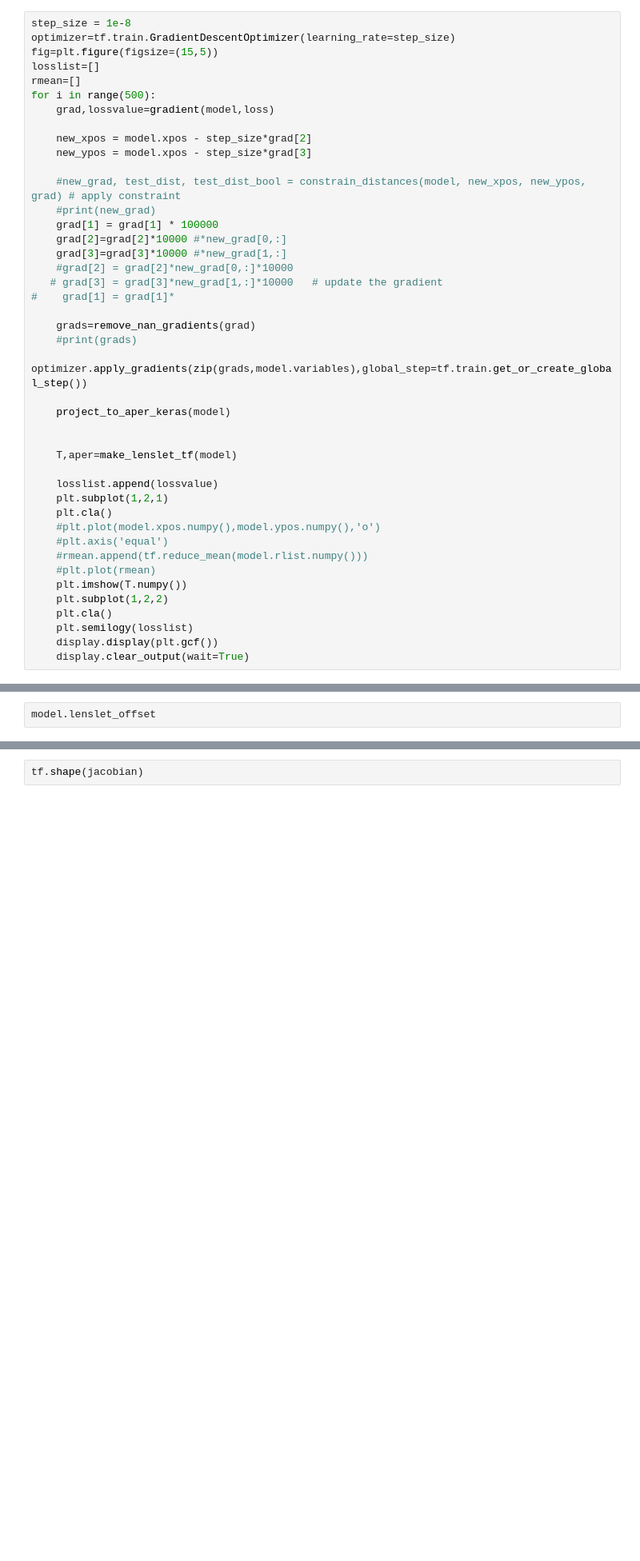
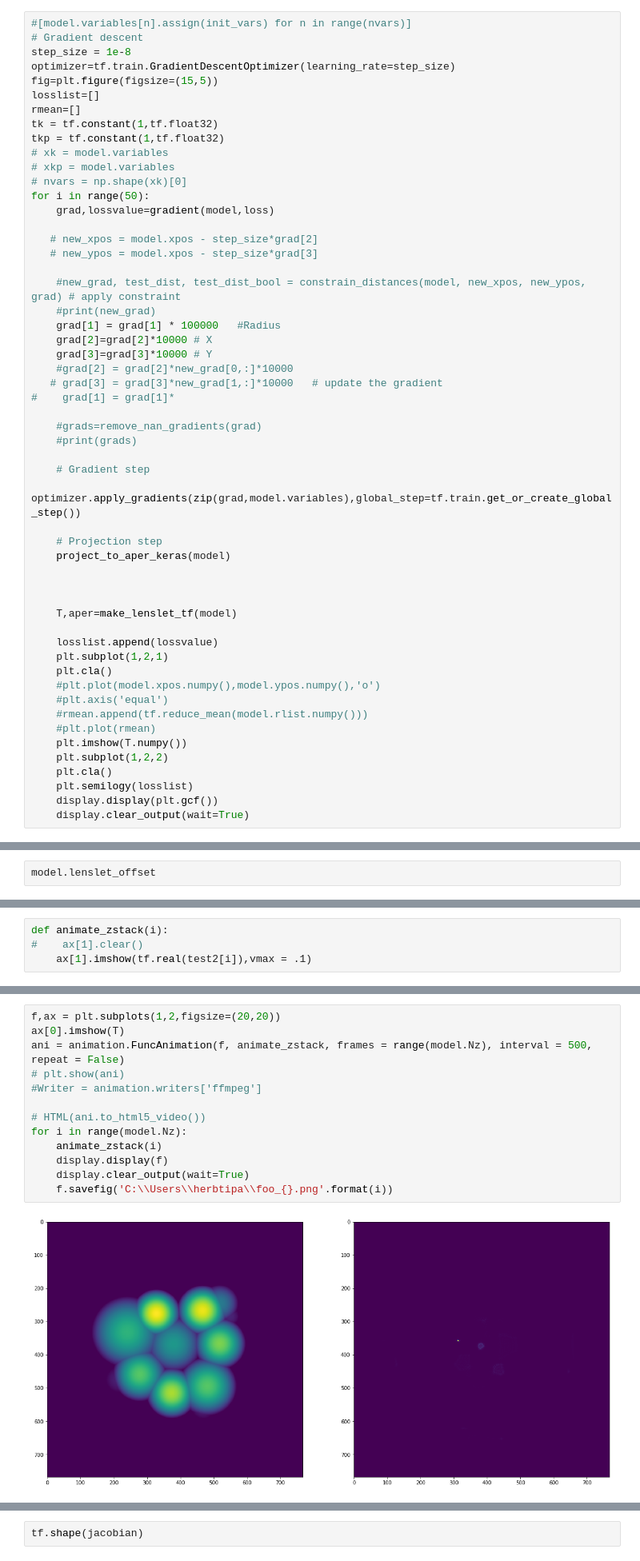
Before and after one commit to antipa/Randoscope_dev, a Jupyter notebook: RandoscopeXCorrMinTF-RadiusLearning.ipynb, the cells around one changed output, grey strips where cells are left out. Shown at 80% size. Saved outputs shown, nothing was run; the diff lists cells and outputs as text; blank space fills up the shorter version.

```diff
--- a/RandoscopeXCorrMinTF-RadiusLearning.ipynb
+++ b/RandoscopeXCorrMinTF-RadiusLearning.ipynb
@@ -276,29 +411,40 @@ def constrain_distances(model, new_xpos, new_ypos, grads):
 # %%
+#[model.variables[n].assign(init_vars) for n in range(nvars)]
+# Gradient descent
 step_size = 1e-8
 optimizer=tf.train.GradientDescentOptimizer(learning_rate=step_size)
 fig=plt.figure(figsize=(15,5))
 losslist=[]
 rmean=[]
-for i in range(500):
+tk = tf.constant(1,tf.float32)
+tkp = tf.constant(1,tf.float32)
+# xk = model.variables
+# xkp = model.variables
+# nvars = np.shape(xk)[0]
+for i in range(50):
     grad,lossvalue=gradient(model,loss)
 
-    new_xpos = model.xpos - step_size*grad[2]
-    new_ypos = model.xpos - step_size*grad[3]
+   # new_xpos = model.xpos - step_size*grad[2]
+   # new_ypos = model.xpos - step_size*grad[3]
 
     #new_grad, test_dist, test_dist_bool = constrain_distances(model, new_xpos, new_ypos, grad) # apply constraint
     #print(new_grad)
-    grad[1] = grad[1] * 100000
-    grad[2]=grad[2]*10000 #*new_grad[0,:]
-    grad[3]=grad[3]*10000 #*new_grad[1,:]
+    grad[1] = grad[1] * 100000   #Radius
+    grad[2]=grad[2]*10000 # X
+    grad[3]=grad[3]*10000 # Y
     #grad[2] = grad[2]*new_grad[0,:]*10000
    # grad[3] = grad[3]*new_grad[1,:]*10000   # update the gradient
 #    grad[1] = grad[1]*
 
-    grads=remove_nan_gradients(grad)
+    #grads=remove_nan_gradients(grad)
     #print(grads)
-    optimizer.apply_gradients(zip(grads,model.variables),global_step=tf.train.get_or_create_global_step())
 
+    # Gradient step
+    optimizer.apply_gradients(zip(grad,model.variables),global_step=tf.train.get_or_create_global_step())
+
+    # Projection step
     project_to_aper_keras(model)
+
 
 
     T,aper=make_lenslet_tf(model)
@@ -398,0 +552,4 @@ for z in range(model.Nz):
+# %%
+def animate_zstack(i):
+#    ax[1].clear()
+    ax[1].imshow(tf.real(test2[i]),vmax = .1)
@@ -398,0 +558,15 @@ for z in range(model.Nz):
+# %%
+f,ax = plt.subplots(1,2,figsize=(20,20))
+ax[0].imshow(T)
+ani = animation.FuncAnimation(f, animate_zstack, frames = range(model.Nz), interval = 500, repeat = False)
+# plt.show(ani)
+#Writer = animation.writers['ffmpeg']
+
+# HTML(ani.to_html5_video())
+for i in range(model.Nz):
+    animate_zstack(i)
+    display.display(f)
+    display.clear_output(wait=True)
+    f.savefig('C:\\Users\\herbtipa\\foo_{}.png'.format(i))
+# %% [output]
+[figure, added]
```
Also changed, not shown: parts of 27 cells of this notebook.
